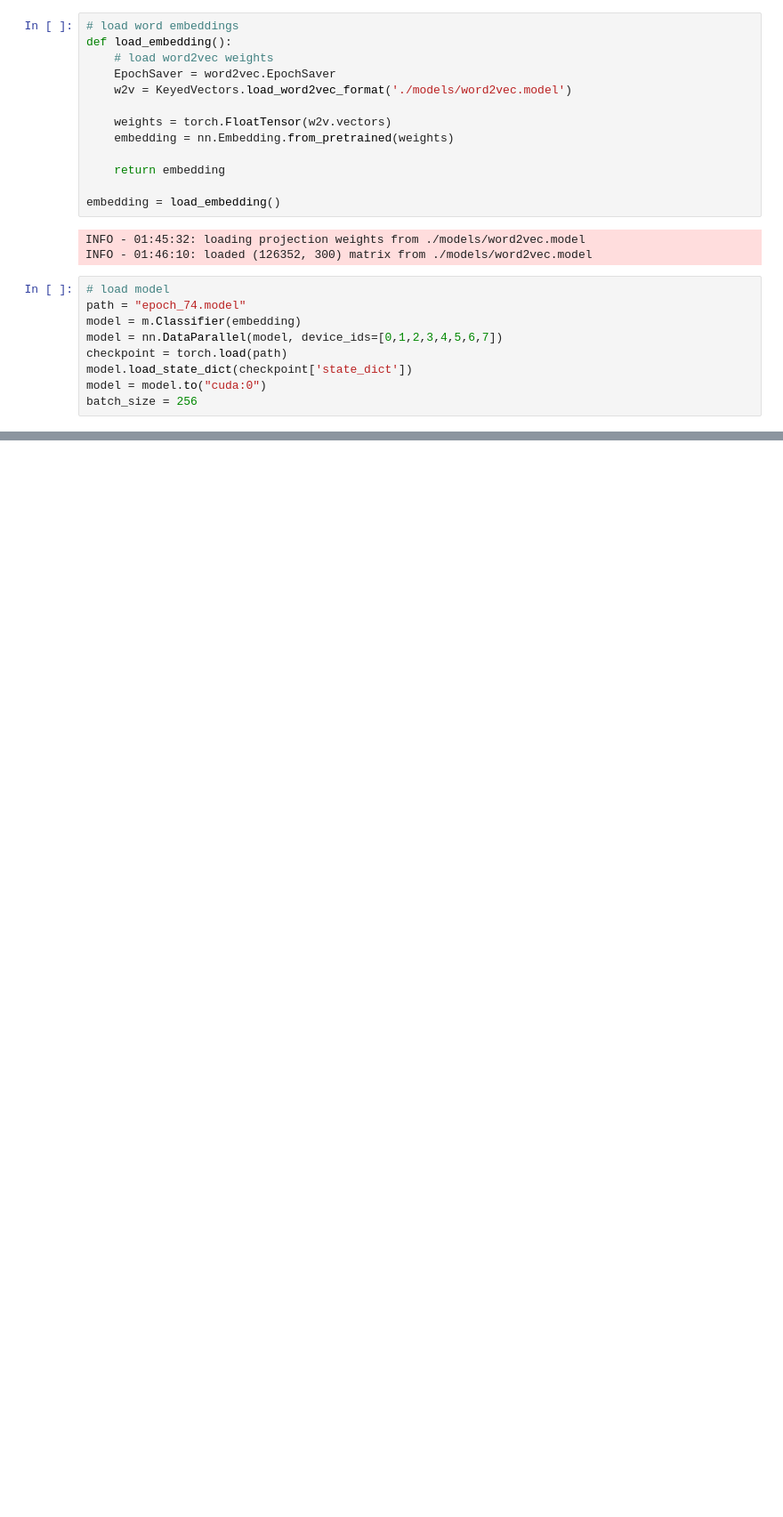
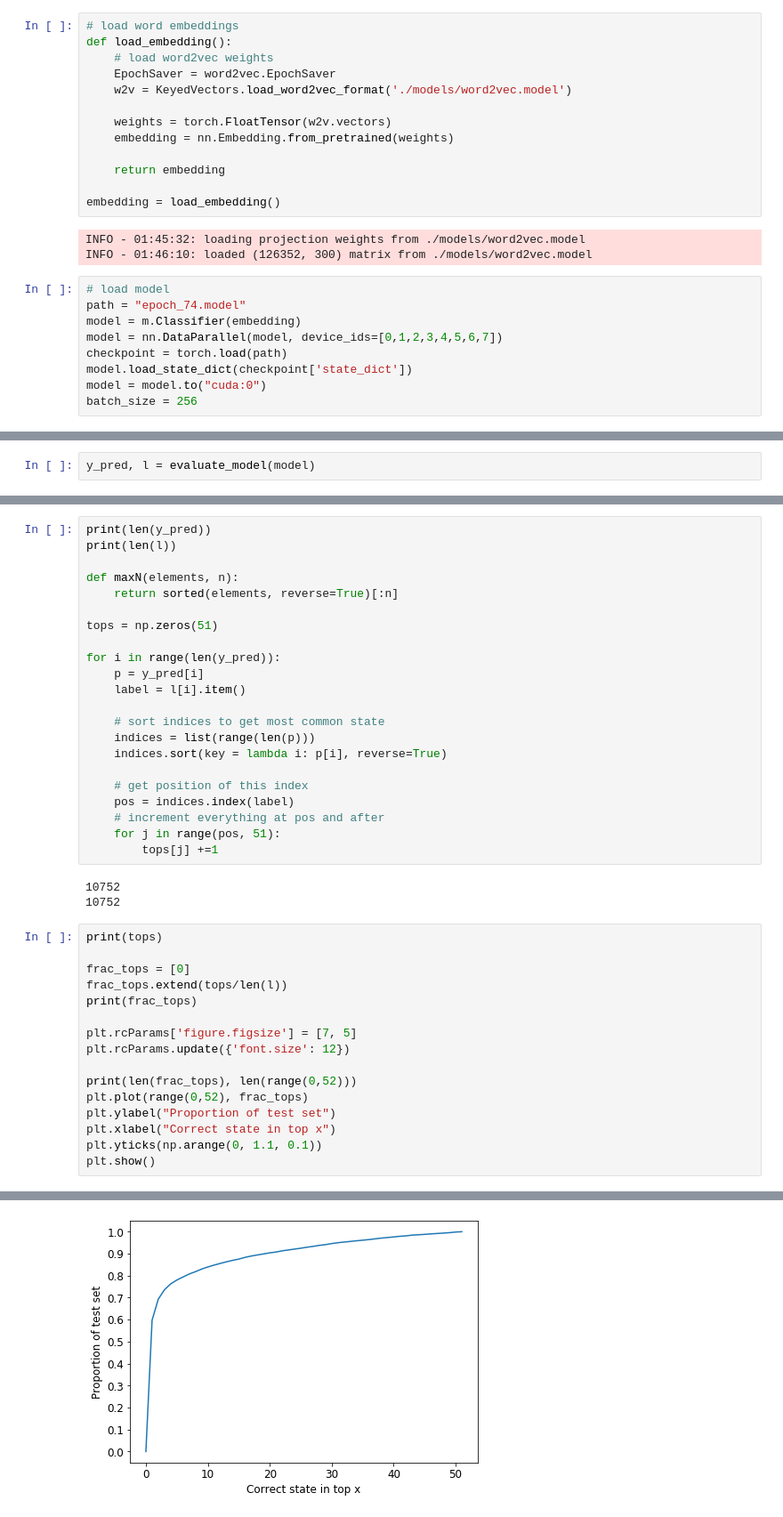
Before and after one commit to michael99man/reddit-geolocation-inference, a Jupyter notebook: eval_model.ipynb, the cells around one changed output, grey strips where cells are left out. Shown: that part at 89% size. Drawn from its saved outputs; the diff is of its cells as text; blank space fills up the shorter version.

```diff
--- a/eval_model.ipynb
+++ b/eval_model.ipynb
@@ -90,0 +88,2 @@ NameError: name 'test_set' is not defined
+# %%
+y_pred, l = evaluate_model(model)
@@ -90,0 +108,42 @@ NameError: name 'test_set' is not defined
+# %%
+print(len(y_pred))
+print(len(l))
+
+def maxN(elements, n):
+    return sorted(elements, reverse=True)[:n]
+
+tops = np.zeros(51)
+
+for i in range(len(y_pred)):
+    p = y_pred[i]
+    label = l[i].item()
+
+    # sort indices to get most common state
+    indices = list(range(len(p)))
+    indices.sort(key = lambda i: p[i], reverse=True)
+
+    # get position of this index
+    pos = indices.index(label)
+    # increment everything at pos and after
+    for j in range(pos, 51):
+        tops[j] +=1
+# %% [output]
+10752
+10752
+# %%
+print(tops)
+
+frac_tops = [0]
+frac_tops.extend(tops/len(l))
+print(frac_tops)
+
+plt.rcParams['figure.figsize'] = [7, 5]
+plt.rcParams.update({'font.size': 12})
+
+print(len(frac_tops), len(range(0,52)))
+plt.plot(range(0,52), frac_tops)
+plt.ylabel("Proportion of test set")
+plt.xlabel("Correct state in top x")
+plt.yticks(np.arange(0, 1.1, 0.1))
+plt.show()
+# %% [output]
@@ -90,0 +158 @@ NameError: name 'test_set' is not defined
+[figure, added]
```
Also changed, not shown: parts of 8 cells of this notebook, 2 other files.
